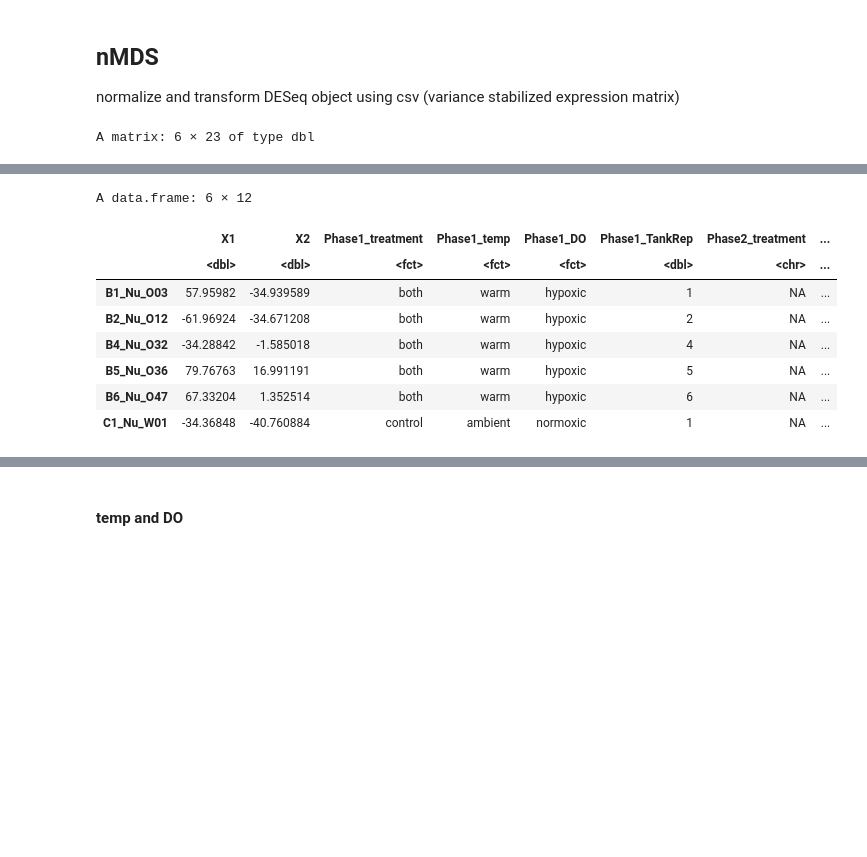
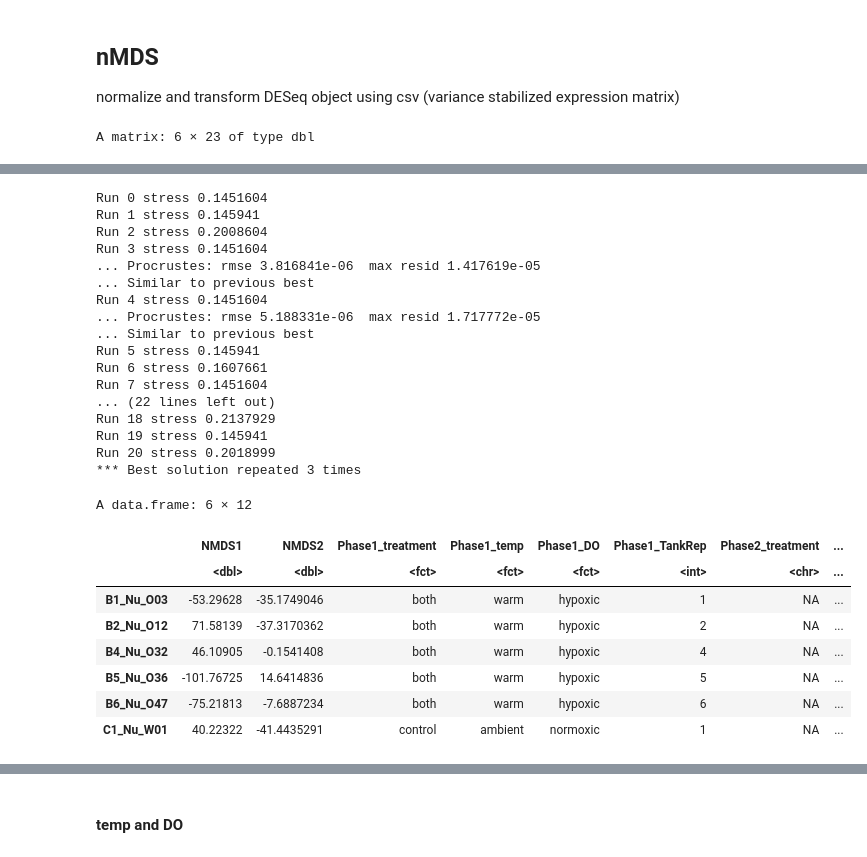
Before and after one commit to jgmcdonough/CE24_RNA-seq, a Jupyter notebook: analysis/diff_expression/phase1_v_phase1/filter_deseq_p1.v.p1.ipynb, the cells around one changed output, grey strips where cells are left out. Cells and saved outputs as stored; diff of their text form; code cells hidden in the pictures; blank space fills up the shorter version.

```diff
--- a/analysis/diff_expression/phase1_v_phase1/filter_deseq_p1.v.p1.ipynb
+++ b/analysis/diff_expression/phase1_v_phase1/filter_deseq_p1.v.p1.ipynb
@@ -325,36 +331,59 @@ plotDispEsts(dds_filtered)
 ## nMDS
 normalize and transform DESeq object using csv (variance stabilized expression matrix)
 # %%
-# normalization & transformation
-vsd <- vst(dds_filtered, blind = FALSE)
-
 # calculate sample distances
 sample_dists <- assay(vsd) %>%
 t() %>%
 dist() %>%
 as.matrix()
 
 head(sample_dists)
 
 # calculate MDS value from distance matrix
 mdsData <- data.frame(cmdscale(sample_dists))
 mds <- cbind(mdsData, as.data.frame(colData(vsd))) # combine with sample data
-head(mds)
+#head(mds)
+
+# create NMDS
+sample_dists <- assay(vsd) %>% t() %>% dist()   # keep as a dist object (no as.matrix)
+
+set.seed(123)
+nmds <- metaMDS(sample_dists, k = 2, trymax = 100)
+nmds_data <- data.frame(scores(nmds, display = "sites"))
+nmds_df <- cbind(nmds_data, as.data.frame(colData(vsd)))
+head(nmds_df)
 # %% [output]
 A matrix: 6 × 23 of type dbl
 |  | B1_Nu_O03 | B2_Nu_O12 | B4_Nu_O32 | B5_Nu_O36 | B6_Nu_O47 | C1_Nu_W01 | C1_Nu_W05 | C2_Nu_W15 | C3_Nu_W21 | ... |
 | B1_Nu_O03 | 0.0000 | 172.0676 | 163.7663 | 148.2427 | 140.8442 | 156.1078 | 151.4854 | 162.5843 | 148.6235 | ... |
 | B2_Nu_O12 | 172.0676 | 0.0000 | 144.1658 | 193.4136 | 183.1232 | 140.4477 | 161.6368 | 164.4364 | 157.6985 | ... |
 | B4_Nu_O32 | 163.7663 | 144.1658 | 0.0000 | 174.2239 | 168.0534 | 148.4859 | 149.5726 | 147.2499 | 144.6350 | ... |
 | B5_Nu_O36 | 148.2427 | 193.4136 | 174.2239 | 0.0000 | 140.6526 | 180.9066 | 159.6940 | 161.9214 | 154.0008 | ... |
 | B6_Nu_O47 | 140.8442 | 183.1232 | 168.0534 | 140.6526 | 0.0000 | 170.3497 | 158.5765 | 151.2281 | 149.7721 | ... |
 | C1_Nu_W01 | 156.1078 | 140.4477 | 148.4859 | 180.9066 | 170.3497 | 0.0000 | 149.9222 | 157.3227 | 150.6997 | ... |
-A data.frame: 6 × 12
+Run 0 stress 0.1451604
+Run 1 stress 0.145941
+Run 2 stress 0.2008604
+Run 3 stress 0.1451604
+... Procrustes: rmse 3.816841e-06  max resid 1.417619e-05
+... Similar to previous best
+Run 4 stress 0.1451604
+... Procrustes: rmse 5.188331e-06  max resid 1.717772e-05
+... Similar to previous best
+Run 5 stress 0.145941
+Run 6 stress 0.1607661
+Run 7 stress 0.1451604
+... (22 lines left out)
+Run 18 stress 0.2137929
+Run 19 stress 0.145941
+Run 20 stress 0.2018999
+*** Best solution repeated 3 times
+A data.frame: 6 × 12
-|  | X1 | X2 | Phase1_treatment | Phase1_temp | Phase1_DO | Phase1_TankRep | Phase2_treatment | ... |
-|  | <dbl> | <dbl> | <fct> | <fct> | <fct> | <dbl> | <chr> | ... |
-| B1_Nu_O03 | 57.95982 | -34.939589 | both | warm | hypoxic | 1 | NA | ... |
-| B2_Nu_O12 | -61.96924 | -34.671208 | both | warm | hypoxic | 2 | NA | ... |
-| B4_Nu_O32 | -34.28842 | -1.585018 | both | warm | hypoxic | 4 | NA | ... |
-| B5_Nu_O36 | 79.76763 | 16.991191 | both | warm | hypoxic | 5 | NA | ... |
-| B6_Nu_O47 | 67.33204 | 1.352514 | both | warm | hypoxic | 6 | NA | ... |
-| C1_Nu_W01 | -34.36848 | -40.760884 | control | ambient | normoxic | 1 | NA | ... |
+|  | NMDS1 | NMDS2 | Phase1_treatment | Phase1_temp | Phase1_DO | Phase1_TankRep | Phase2_treatment | ... |
+|  | <dbl> | <dbl> | <fct> | <fct> | <fct> | <int> | <chr> | ... |
+| B1_Nu_O03 | -53.29628 | -35.1749046 | both | warm | hypoxic | 1 | NA | ... |
+| B2_Nu_O12 | 71.58139 | -37.3170362 | both | warm | hypoxic | 2 | NA | ... |
+| B4_Nu_O32 | 46.10905 | -0.1541408 | both | warm | hypoxic | 4 | NA | ... |
+| B5_Nu_O36 | -101.76725 | 14.6414836 | both | warm | hypoxic | 5 | NA | ... |
+| B6_Nu_O47 | -75.21813 | -7.6887234 | both | warm | hypoxic | 6 | NA | ... |
+| C1_Nu_W01 | 40.22322 | -41.4435291 | control | ambient | normoxic | 1 | NA | ... |
```
Also changed, not shown: parts of 21 cells of this notebook.
